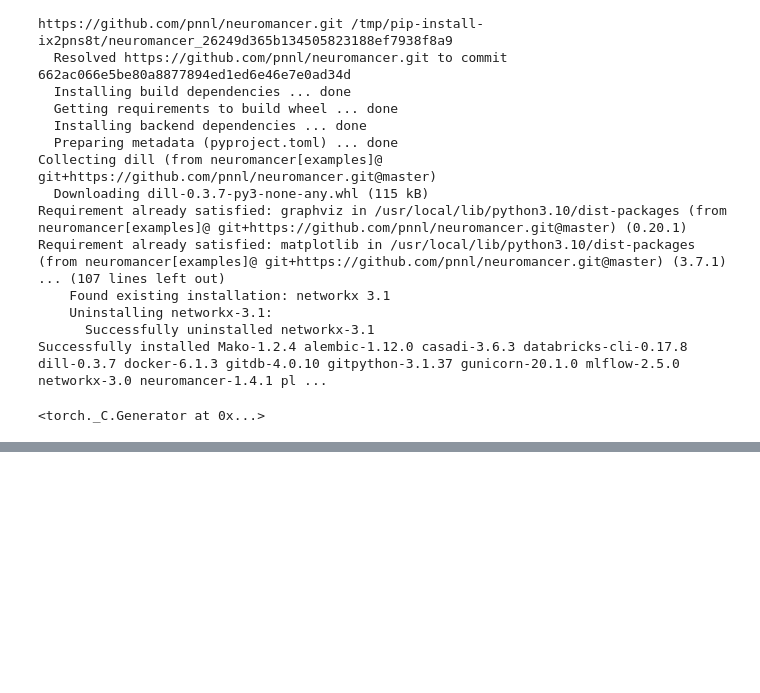
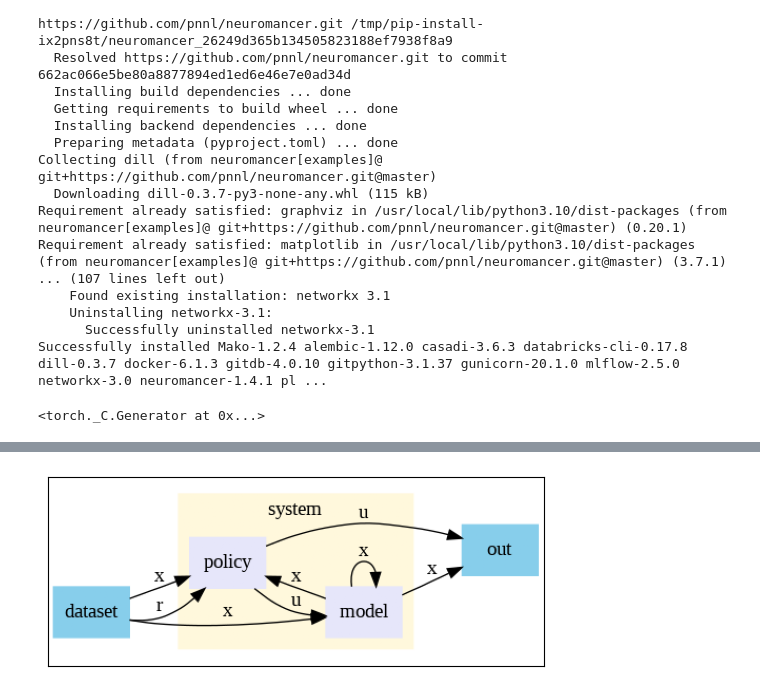
Before and after one commit to simorxb/Neuromancer-Pendulum-Control, a Jupyter notebook: Pendulum-Control.ipynb, the cells around one changed output, grey strips where cells are left out. Cells and saved outputs as stored; diff of their text form; code cells hidden in the pictures; blank space fills up the shorter version.

```diff
--- a/Pendulum-Control.ipynb
+++ b/Pendulum-Control.ipynb
@@ -79,0 +84,35 @@ class Pendulum(ODESystem):
+# %%
+nsteps = 30  # prediction horizon
+n_samples = 2000    # number of sampled scenarios
+
+nx = 2 # number of states
+nref = 1 # number of reference signals
+nu = 1 # number of control inputs
+
+theta_min = 0
+theta_max = 2*math.pi
+
+#  sampled references for training the policy
+list_refs = [theta_min + (theta_max - theta_min)*torch.rand(1, 1)*torch.ones(nsteps+1, nref) for k in range(n_samples)]
+ref = torch.cat(list_refs)
+batched_ref = ref.reshape([n_samples, nsteps+1, nref])
+# Training dataset
+train_data = DictDataset({'x': theta_min + (theta_max - theta_min)*torch.rand(n_samples, 1, nx),   # sampled initial conditions of states
+                          'r': batched_ref}, name='train')
+
+# sampled references for development set
+list_refs = [theta_min + (theta_max - theta_min)*torch.rand(1, 1)*torch.ones(nsteps+1, nref) for k in range(n_samples)]
+ref = torch.cat(list_refs)
+batched_ref = ref.reshape([n_samples, nsteps+1, nref])
+# Development dataset
+dev_data = DictDataset({'x': theta_min + (theta_max - theta_min)*torch.rand(n_samples, 1, nx),    # sampled initial conditions of states
+                        'r': batched_ref}, name='dev')
+
+# torch dataloaders
+batch_size = 200
+train_loader = torch.utils.data.DataLoader(train_data, batch_size=batch_size,
+                                           collate_fn=train_data.collate_fn,
+                                           shuffle=False)
+dev_loader = torch.utils.data.DataLoader(dev_data, batch_size=batch_size,
+                                         collate_fn=dev_data.collate_fn,
+                                         shuffle=False)
@@ -80,26 +124,24 @@ class Pendulum(ODESystem):
 # %%
 ts = 0.1 # sample time
-nx = 2 # number of states
-nref = 1 # number of reference signals
-nu = 1 # number of control inputs
 
-umin = 0 # Minimum torque
+umin = -7 # Minimum torque
 umax = 7 # Maximum torque
-
 
 # Create instance of Pendulum
 pendulum = Pendulum()
 
 # integrate continuous time ODE
 integrator = integrators.RK4(pendulum, h=torch.tensor(ts))   # using 4th order runge kutta integrator
 # symbolic system model
 model = Node(integrator, ['x', 'u'], ['x'], name='model')
 
 # neural net control policy with hard control action bounds
 net = blocks.MLP_bounds(insize=nx + nref, outsize=nu, hsizes=[32, 32],
                     nonlin=activations['gelu'], min=umin, max=umax)
 policy = Node(net, ['x', 'r'], ['u'], name='policy')
 
 # closed-loop system model
 cl_system = System([policy, model], nsteps=nsteps)
-# cl_system.show()
+cl_system.show()
+# %% [output]
+[figure, added]
```
Also changed, not shown: parts of 12 cells of this notebook.
